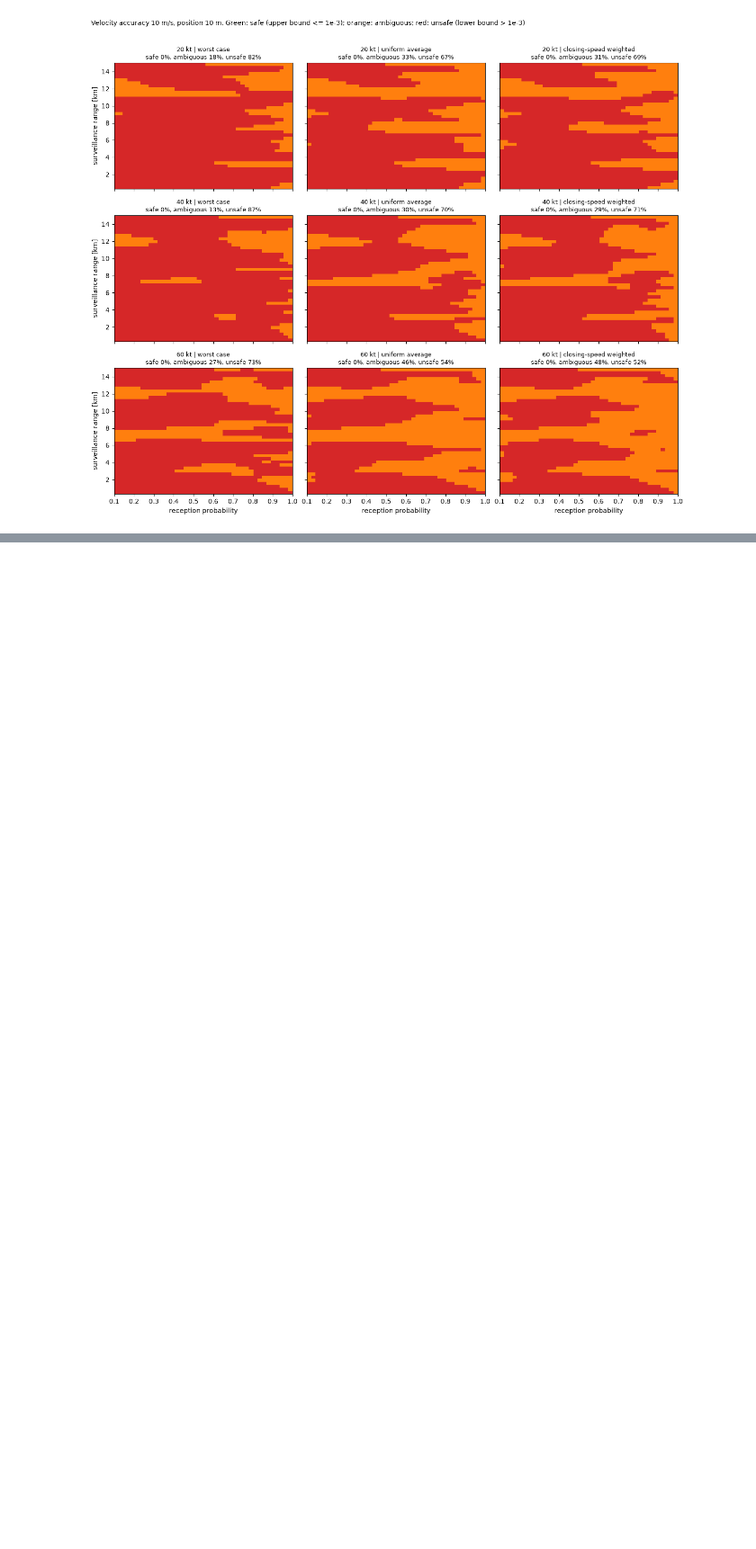
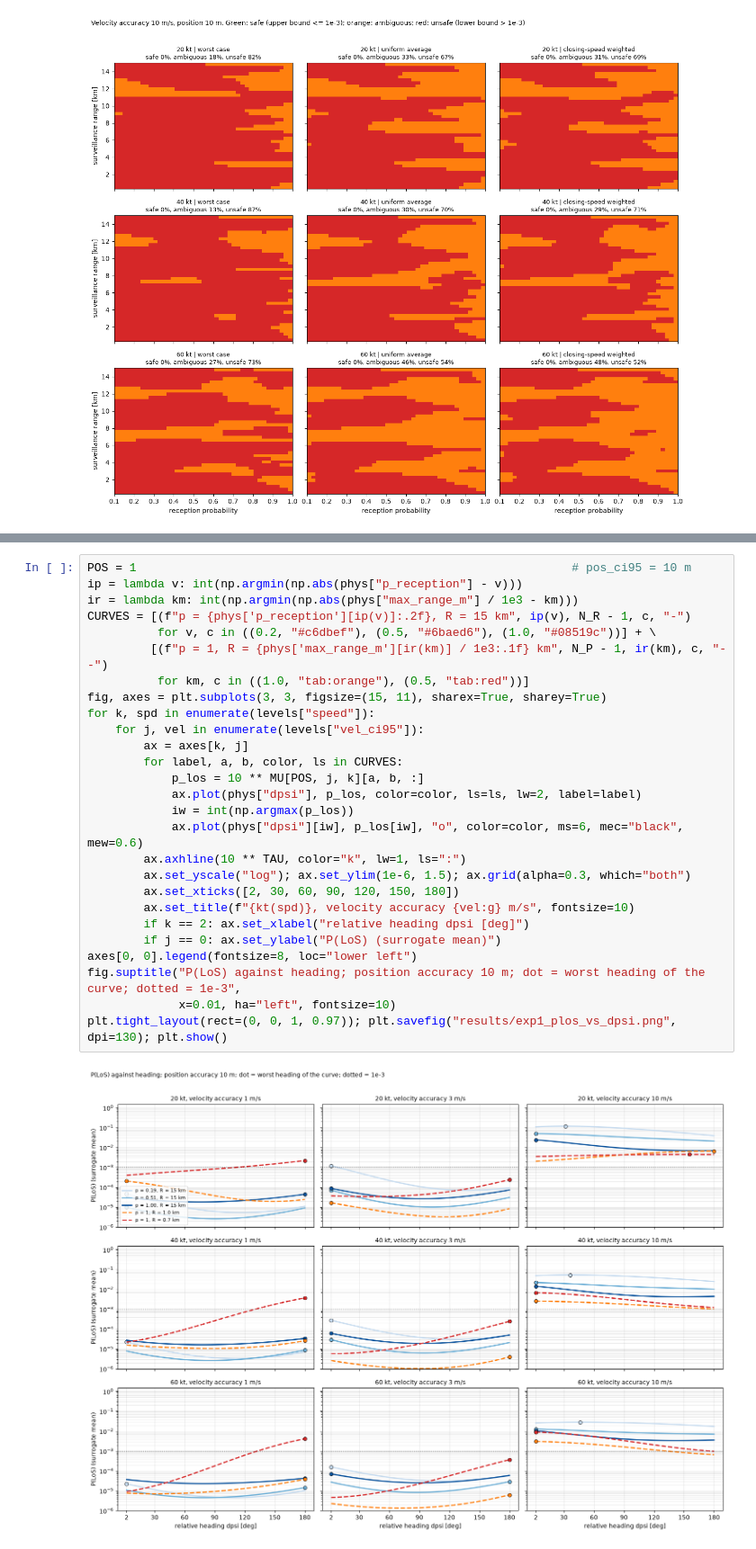
Before and after one commit to fazlurnu/MixedVarLSE, a Jupyter notebook: paper_trc/sanity_checks/11_exp1_boundary.ipynb, the cells around one changed output, grey strips where cells are left out. Shown at 90% size. Cells and saved outputs as stored; diff of their text form; blank space fills up the shorter version.

```diff
--- a/paper_trc/sanity_checks/11_exp1_boundary.ipynb
+++ b/paper_trc/sanity_checks/11_exp1_boundary.ipynb
@@ -370,3 +415,32 @@ for j, vel in enumerate(levels["vel_ci95"]):
+# %%
+POS = 1                                                              # pos_ci95 = 10 m
+ip = lambda v: int(np.argmin(np.abs(phys["p_reception"] - v)))
+ir = lambda km: int(np.argmin(np.abs(phys["max_range_m"] / 1e3 - km)))
+CURVES = [(f"p = {phys['p_reception'][ip(v)]:.2f}, R = 15 km", ip(v), N_R - 1, c, "-")
+          for v, c in ((0.2, "#c6dbef"), (0.5, "#6baed6"), (1.0, "#08519c"))] + \
+         [(f"p = 1, R = {phys['max_range_m'][ir(km)] / 1e3:.1f} km", N_P - 1, ir(km), c, "--")
+          for km, c in ((1.0, "tab:orange"), (0.5, "tab:red"))]
+fig, axes = plt.subplots(3, 3, figsize=(15, 11), sharex=True, sharey=True)
+for k, spd in enumerate(levels["speed"]):
+    for j, vel in enumerate(levels["vel_ci95"]):
+        ax = axes[k, j]
+        for label, a, b, color, ls in CURVES:
+            p_los = 10 ** MU[POS, j, k][a, b, :]
+            ax.plot(phys["dpsi"], p_los, color=color, ls=ls, lw=2, label=label)
+            iw = int(np.argmax(p_los))
+            ax.plot(phys["dpsi"][iw], p_los[iw], "o", color=color, ms=6, mec="black", mew=0.6)
+        ax.axhline(10 ** TAU, color="k", lw=1, ls=":")
+        ax.set_yscale("log"); ax.set_ylim(1e-6, 1.5); ax.grid(alpha=0.3, which="both")
+        ax.set_xticks([2, 30, 60, 90, 120, 150, 180])
+        ax.set_title(f"{kt(spd)}, velocity accuracy {vel:g} m/s", fontsize=10)
+        if k == 2: ax.set_xlabel("relative heading dpsi [deg]")
+        if j == 0: ax.set_ylabel("P(LoS) (surrogate mean)")
+axes[0, 0].legend(fontsize=8, loc="lower left")
+fig.suptitle("P(LoS) against heading; position accuracy 10 m; dot = worst heading of the curve; dotted = 1e-3",
+             x=0.01, ha="left", fontsize=10)
+plt.tight_layout(rect=(0, 0, 1, 0.97)); plt.savefig("results/exp1_plos_vs_dpsi.png", dpi=130); plt.show()
+# %% [output]
+[figure, added]
 # %% [markdown]
 ## Insight
 
```
Also changed, not shown: parts of 3 cells of this notebook, 19 other files.
